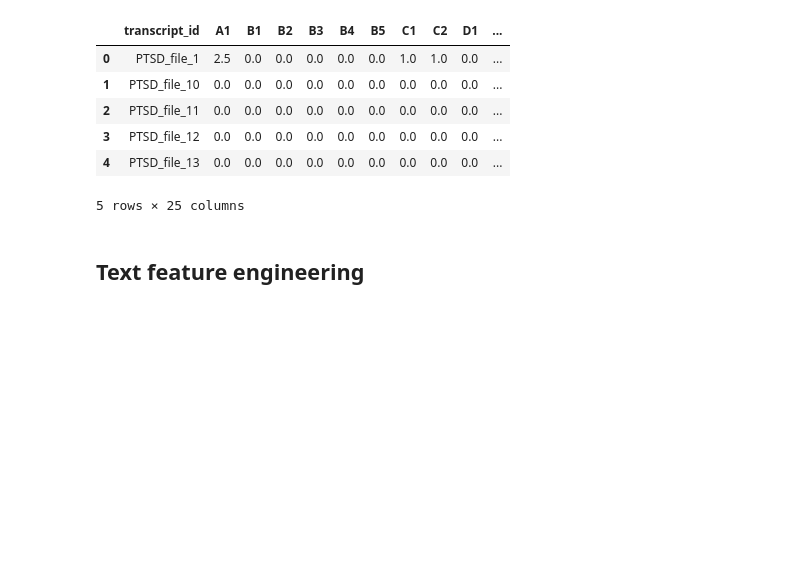
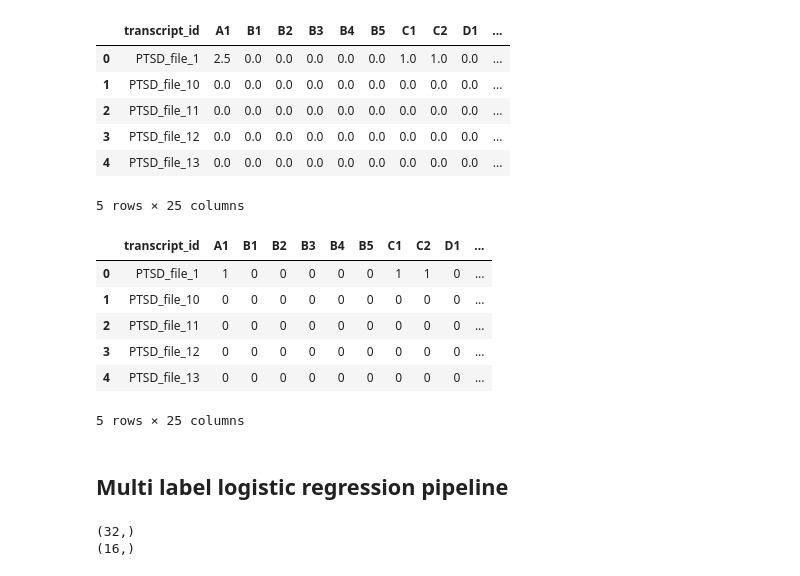
Before and after one commit to sylvia31096/ptsd, a Jupyter notebook: task1_machine_learning_backend/classifcation_backend/multi_label_lg_data_pipeline.ipynb, the cells around one changed output. Cells and saved outputs as stored; diff of their text form; code cells hidden in the pictures; blank space fills up the shorter version.

Commit message:
Final working multilable version

```diff
--- a/task1_machine_learning_backend/classifcation_backend/exploring_data_pipeline.ipynb
+++ b/task1_machine_learning_backend/classifcation_backend/multi_label_lg_data_pipeline.ipynb
@@ -64,5 +64,21 @@ data_frame_merged.head()
 | 3 | PTSD_file_12 | 0.0 | 0.0 | 0.0 | 0.0 | 0.0 | 0.0 | 0.0 | 0.0 | 0.0 | ... |
 | 4 | PTSD_file_13 | 0.0 | 0.0 | 0.0 | 0.0 | 0.0 | 0.0 | 0.0 | 0.0 | 0.0 | ... |
 5 rows × 25 columns
-# %% [markdown]
-## Text feature engineering
+# %%
+criterions = ["A1","B1","B2","B3","B4","B5","C1","C2","D1","D2","D3","D4","D5","D6","D7","E1","E2","E3","E4","E5","E6","F1","G1"]
+
+processed_df = data_frame_merged
+for criterion in criterions:
+    processed_df[criterion] = processed_df[criterion].apply(lambda x: 1 if x>=0.5 else 0)
+# %%
+processed_df.head()
+# %% [output]
+|  | transcript_id | A1 | B1 | B2 | B3 | B4 | B5 | C1 | C2 | D1 | ... |
+| 0 | PTSD_file_1 | 1 | 0 | 0 | 0 | 0 | 0 | 1 | 1 | 0 | ... |
+| 1 | PTSD_file_10 | 0 | 0 | 0 | 0 | 0 | 0 | 0 | 0 | 0 | ... |
+| 2 | PTSD_file_11 | 0 | 0 | 0 | 0 | 0 | 0 | 0 | 0 | 0 | ... |
+| 3 | PTSD_file_12 | 0 | 0 | 0 | 0 | 0 | 0 | 0 | 0 | 0 | ... |
+| 4 | PTSD_file_13 | 0 | 0 | 0 | 0 | 0 | 0 | 0 | 0 | 0 | ... |
+5 rows × 25 columns
+# %% [markdown]
+## Multi label logistic regression pipeline
@@ -68,0 +92,11 @@ data_frame_merged.head()
+# %%
+criterions = ["A1","B1","B2","B3","B4","B5","C1","C2","D1","D2","D3","D4","D5","D6","D7","E1","E2","E3","E4","E5","E6","F1","G1"]
+
+train, test = train_test_split(processed_df, random_state=42, test_size=0.33, shuffle=True)
+X_train = train.text
+X_test = test.text
+print(X_train.shape)
+print(X_test.shape)
+# %% [output]
+(32,)
+(16,)
```
Also changed, not shown: parts of 3 cells of this notebook, 1 other file.
